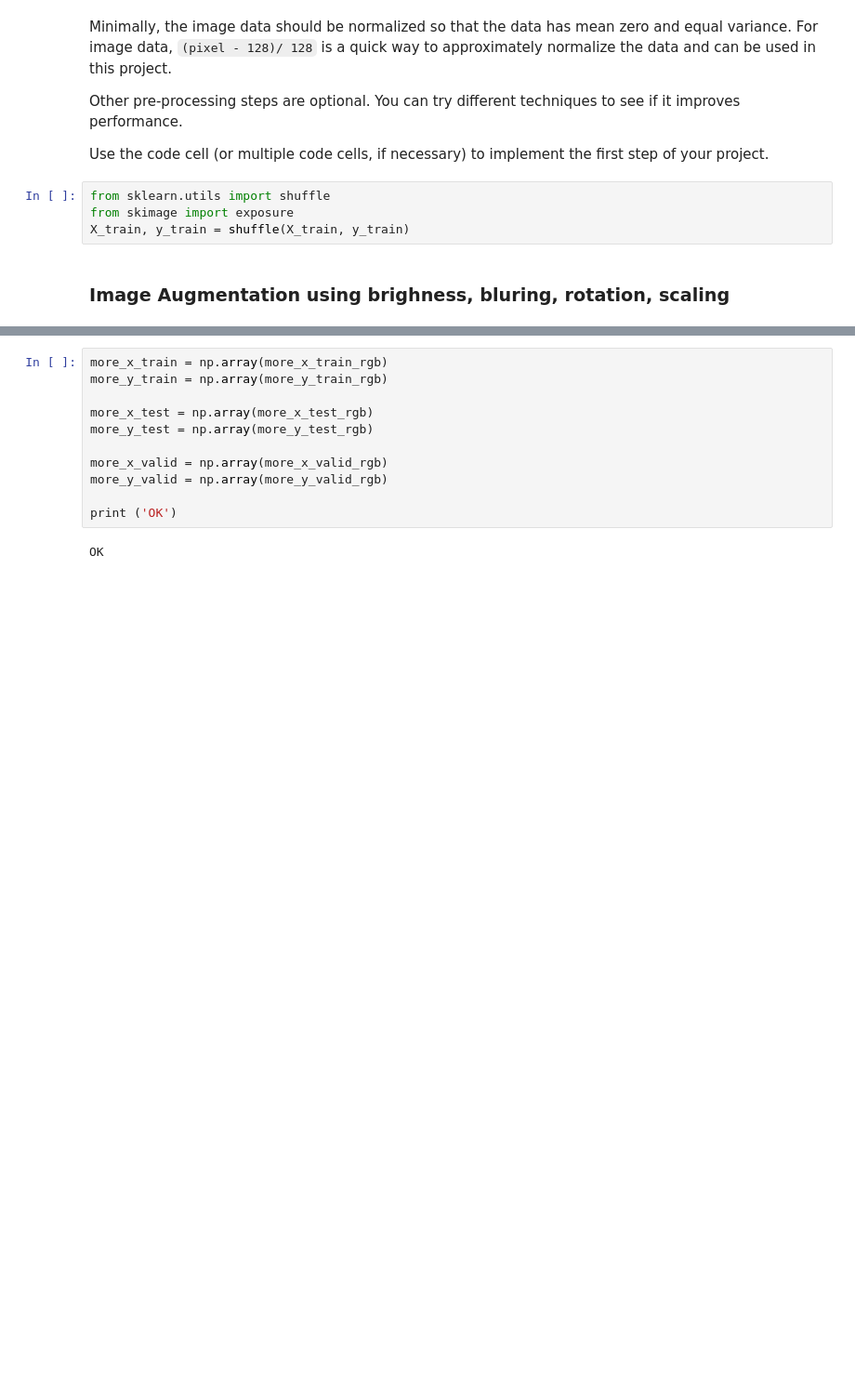
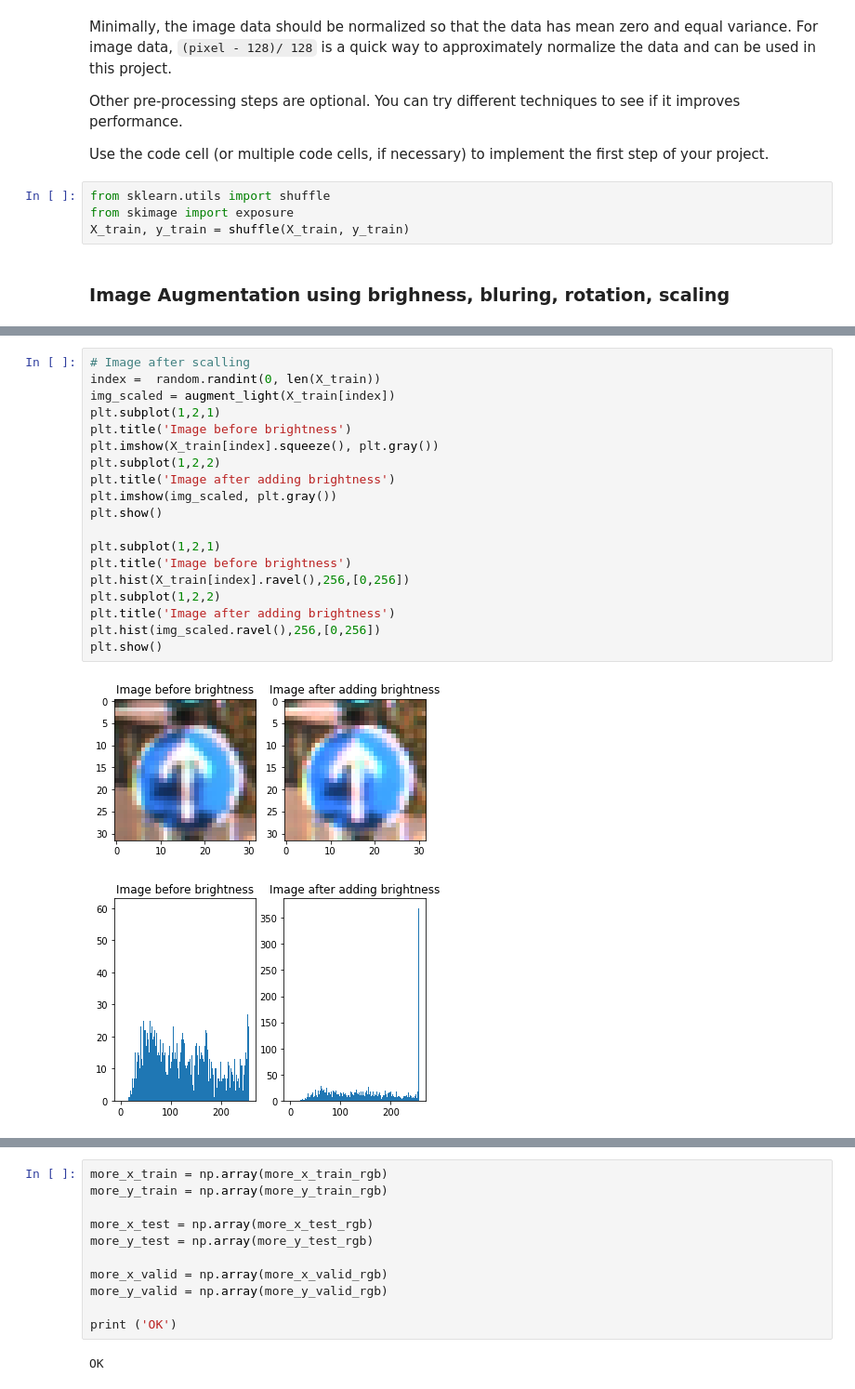
Before and after one commit to mahfuz195/CarND-Traffic-Sign-Classifier-Project, a Jupyter notebook: Traffic_Sign_Classifier.ipynb, the cells around one changed output, grey strips where cells are left out. Shown: that part at 93% size. Saved outputs shown, nothing was run; the diff lists cells and outputs as text; blank space fills up the shorter version.

```diff
--- a/Traffic_Sign_Classifier.ipynb
+++ b/Traffic_Sign_Classifier.ipynb
@@ -246,0 +270,22 @@ OK
+# %%
+# Image after scalling
+index =  random.randint(0, len(X_train))
+img_scaled = augment_light(X_train[index])
+plt.subplot(1,2,1)
+plt.title('Image before brightness')
+plt.imshow(X_train[index].squeeze(), plt.gray())
+plt.subplot(1,2,2)
+plt.title('Image after adding brightness')
+plt.imshow(img_scaled, plt.gray())
+plt.show()
+
+plt.subplot(1,2,1)
+plt.title('Image before brightness')
+plt.hist(X_train[index].ravel(),256,[0,256])
+plt.subplot(1,2,2)
+plt.title('Image after adding brightness')
+plt.hist(img_scaled.ravel(),256,[0,256])
+plt.show()
+# %% [output]
+[figure, added]
+[figure, added]
```
Also changed, not shown: parts of 11 cells of this notebook.
